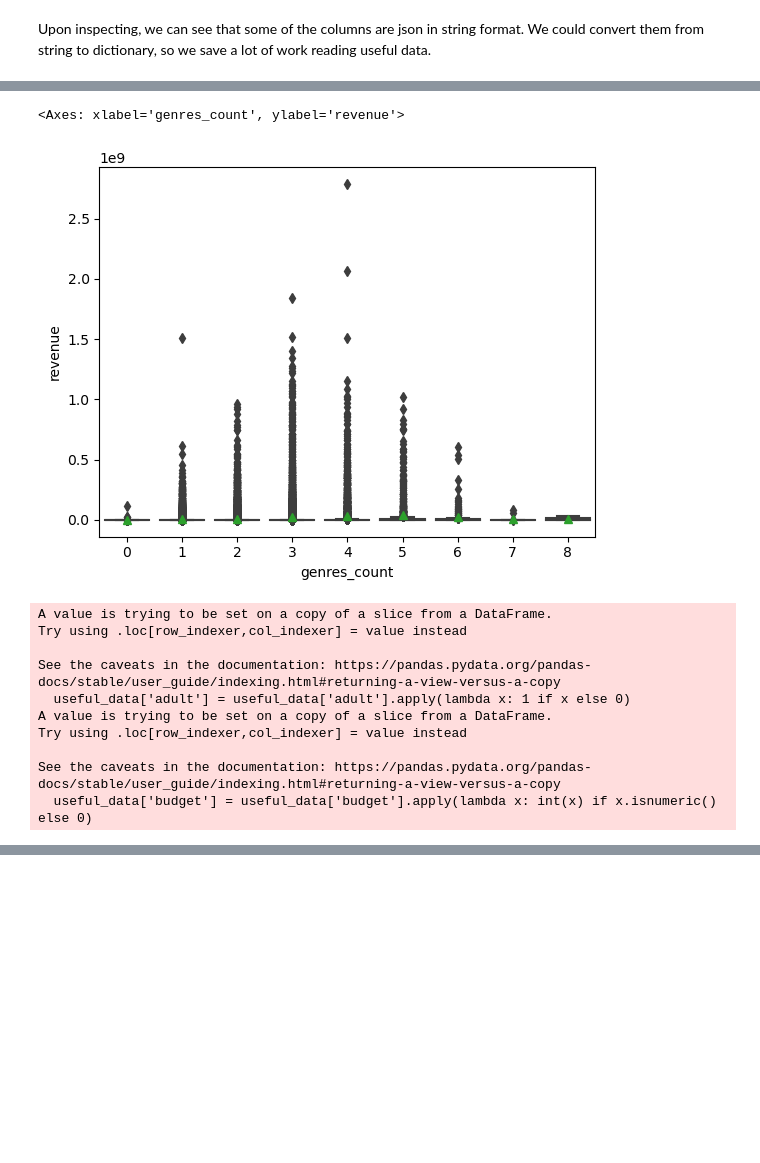
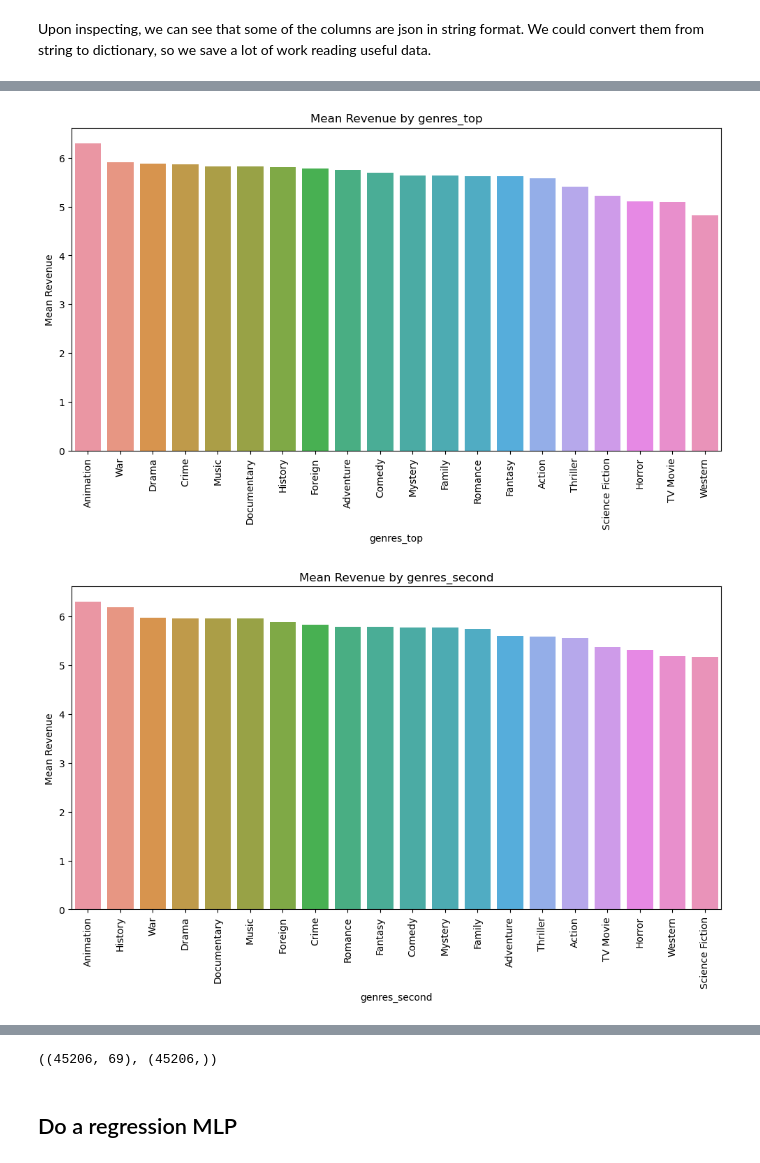
Before and after one commit to tianhew0121/Movie_Rating_Prediction_with_Movielens_dataset, a Jupyter notebook: data_inspection.ipynb, the cells around one changed output, grey strips where cells are left out. Drawn from its saved outputs; the diff is of its cells as text; code cells hidden in the pictures; blank space fills up the shorter version.

```diff
--- a/data_inspection.ipynb
+++ b/data_inspection.ipynb
@@ -168,24 +145,3 @@ sns.boxplot(x='has_collection', y='revenue', data=full_data, showmeans=True)
-# %%
-sns.boxplot(x='genres_count', y='revenue', data=full_data, showmeans=True)
-# %% [output]
-<Axes: xlabel='genres_count', ylabel='revenue'>
-[figure, removed]
 # %%
 full_data['genres_top'] = full_data['genres'].apply(lambda x: x[0]['name'] if x is not np.nan and len(x)>0 else np.nan)
 full_data['genres_second'] = full_data['genres'].apply(lambda x: x[1]['name'] if x is not np.nan and len(x)>1 else np.nan)
-# %%
-full_data["has_collection"] = full_data["belongs_to_collection"].apply(lambda x: 0 if x is np.nan else 1)
-useful_data = full_data[['adult', 'budget', 'genres','production_companies', 'release_date', 'runtime', 'cast', 'crew', 'has_collection', 'revenue']]
-useful_data['adult'] = useful_data['adult'].apply(lambda x: 1 if x else 0)
-useful_data['budget'] = useful_data['budget'].apply(lambda x: int(x) if x.isnumeric() else 0)
-# %% [output]
-A value is trying to be set on a copy of a slice from a DataFrame.
-Try using .loc[row_indexer,col_indexer] = value instead
-
-See the caveats in the documentation: https://pandas.pydata.org/pandas-docs/stable/user_guide/indexing.html#returning-a-view-versus-a-copy
-  useful_data['adult'] = useful_data['adult'].apply(lambda x: 1 if x else 0)
-A value is trying to be set on a copy of a slice from a DataFrame.
-Try using .loc[row_indexer,col_indexer] = value instead
-
-See the caveats in the documentation: https://pandas.pydata.org/pandas-docs/stable/user_guide/indexing.html#returning-a-view-versus-a-copy
-  useful_data['budget'] = useful_data['budget'].apply(lambda x: int(x) if x.isnumeric() else 0)
@@ -191,0 +150,24 @@ See the caveats in the documentation: https://pandas.pydata.org/pandas-docs/stab
+# %%
+import matplotlib.pyplot as plt
+
+categorical_columns = ['genres_top','genres_second', 'genres_count', 'has_collection', 'has_homepage', 'has_tagline','release_date']
+numerical_column = 'vote_average'
+
+
+for cat_col in categorical_columns:
+    mean_revenue_df = full_data.groupby(cat_col, as_index=False)[numerical_column].mean()
+    mean_revenue_df = mean_revenue_df.sort_values(by=numerical_column, ascending=False)
+    plt.figure(figsize=(12, 6))
+    sns.barplot(x=cat_col, y=numerical_column, data=mean_revenue_df)
+
+
+    plt.title(f"Mean Revenue by {cat_col}")
+    plt.xlabel(cat_col)
+    plt.ylabel("Mean Revenue")
+
+
+    plt.xticks(rotation=90)
+    plt.show()
+# %% [output]
+[figure, added]
+[figure, added]
@@ -191,0 +179,31 @@ See the caveats in the documentation: https://pandas.pydata.org/pandas-docs/stab
+# %%
+column_to_convert = ['genres_top','genres_second', 'genres_count', 'has_collection', 'has_homepage', 'has_tagline','release_date']
+selected_data = full_data[column_to_convert]
+for column_name in column_to_convert:
+    color_dummies = pd.get_dummies(selected_data[column_name], prefix=column_name)
+    # test_color_dummies = pd.get_dummies(selected_data[column_name], prefix=column_name)
+    # Concatenate the original DataFrame with the new one-hot encoded columns
+    selected_data = pd.concat([selected_data.drop(column_name, axis=1), color_dummies], axis=1)
+    # selected_data = pd.concat([selected_data.drop(column_name, axis=1), test_color_dummies], axis=1)
+
+from sklearn.preprocessing import StandardScaler
+
+label_column = 'vote_average'
+
+selected_data = pd.concat([selected_data, full_data[label_column]], axis=1)
+selected_data = pd.concat([selected_data, full_data['budget']], axis=1)
+selected_data = pd.concat([selected_data, full_data['crew_count']], axis=1)
+
+scaler = StandardScaler()
+scaler.fit(selected_data[['crew_count']])
+scaler.transform(selected_data[['crew_count']])
+
+train_data = selected_data.drop([label_column], axis=1).to_numpy().astype(np.float32)
+train_label = selected_data[label_column].to_numpy().astype(np.float32)
+# test_data = selected_data.drop([label_column], axis=1).to_numpy().astype(np.float32)
+# test_label = selected_data[label_column].to_numpy().astype(np.float32)
+train_data.shape, train_label.shape
+# %% [output]
+((45206, 69), (45206,))
+# %% [markdown]
+## Do a regression MLP
```
Also changed, not shown: parts of 28 cells of this notebook.
